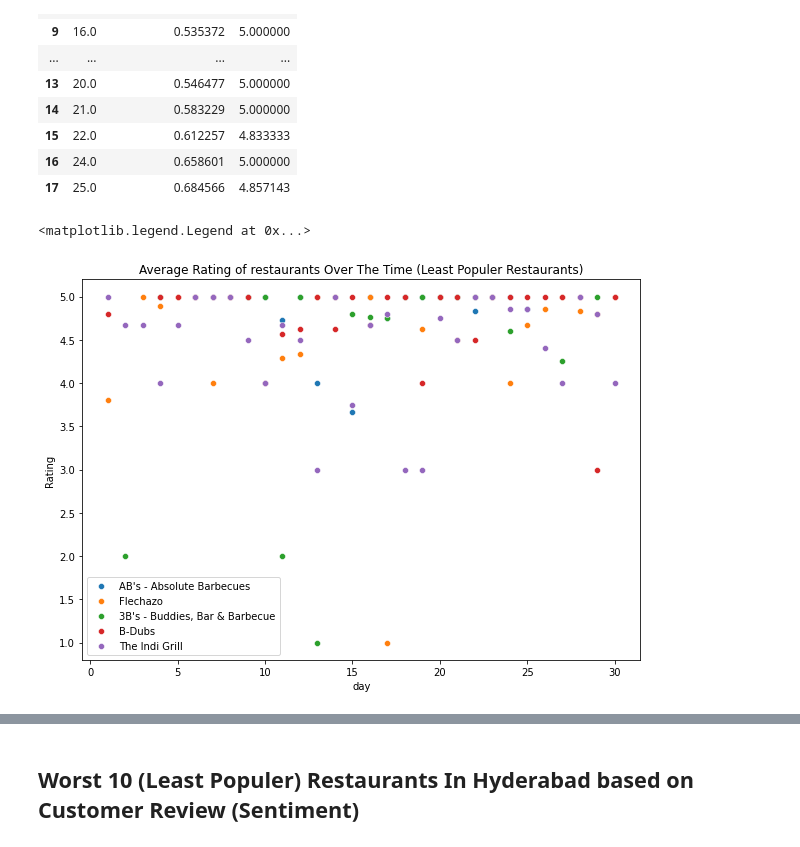
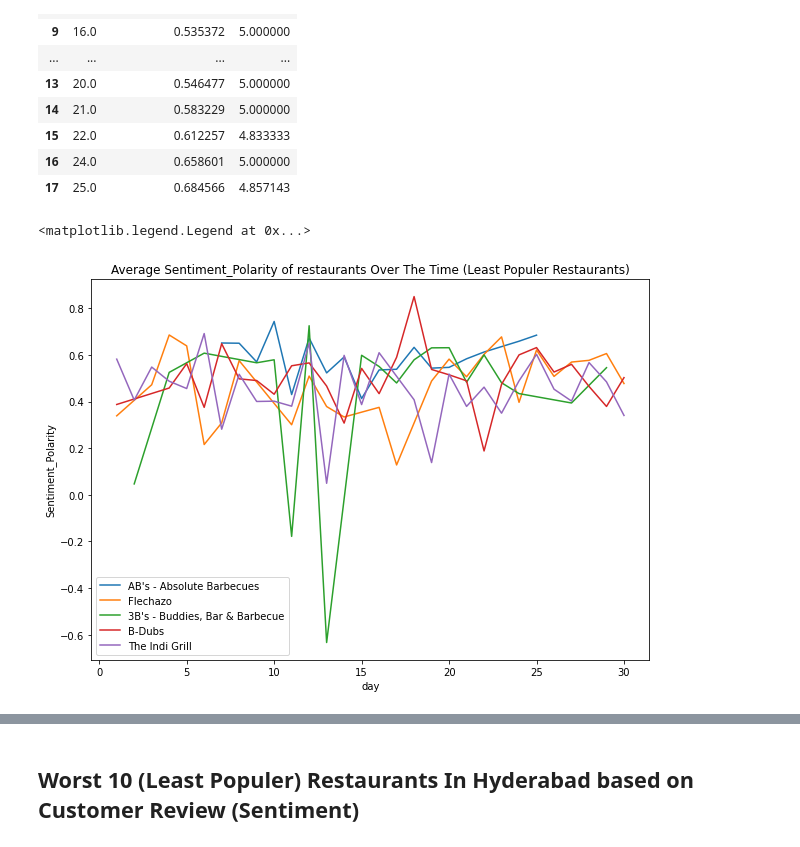
Before and after one commit to VilasSonawane/ZOMATO-RESTAURANT-CLUSTERING-AND-SENTIMENT-ANALYSIS, a Jupyter notebook: Vilas_Final_Copy_of_ZOMATO_RESTAURANT_CLUSTERING_AND_SENTIMENT_ANALYSIS.ipynb, the cells around one changed output, grey strips where cells are left out. Saved outputs shown, nothing was run; the diff lists cells and outputs as text; code cells hidden in the pictures.

```diff
--- a/Vilas_Final_Copy_of_ZOMATO_RESTAURANT_CLUSTERING_AND_SENTIMENT_ANALYSIS.ipynb
+++ b/Vilas_Final_Copy_of_ZOMATO_RESTAURANT_CLUSTERING_AND_SENTIMENT_ANALYSIS.ipynb
@@ -1223,15 +1204,15 @@ top1
 | 16 | 24.0 | 0.658601 | 5.000000 |
 | 17 | 25.0 | 0.684566 | 4.857143 |
 # %%
-# Average Rating of restaurants Over The Time (Least Populer Restaurants)
+# Average Rating of restaurants Over The Time (Most Populer Restaurants)
 plt.figure(figsize=(10,7))
-sns.scatterplot(y="Rating", x="day",data=top1,label="AB's - Absolute Barbecues")
-sns.scatterplot(y="Rating", x="day",data=top2,label='Flechazo')
-sns.scatterplot(y="Rating", x="day",data=top3,label="3B's - Buddies, Bar & Barbecue")
-sns.scatterplot(y="Rating", x="day",data=top4,label='B-Dubs')
-sns.scatterplot(y="Rating", x="day",data=top5,label='The Indi Grill')
-plt.title('Average Rating of restaurants Over The Time (Least Populer Restaurants)',fontsize=12)
+sns.lineplot(y="Sentiment_Polarity", x="day",data=top1,label="AB's - Absolute Barbecues")
+sns.lineplot(y="Sentiment_Polarity", x="day",data=top2,label='Flechazo')
+sns.lineplot(y="Sentiment_Polarity", x="day",data=top3,label="3B's - Buddies, Bar & Barbecue")
+sns.lineplot(y="Sentiment_Polarity", x="day",data=top4,label='B-Dubs')
+sns.lineplot(y="Sentiment_Polarity", x="day",data=top5,label='The Indi Grill')
+plt.title('Average Sentiment_Polarity of restaurants Over The Time (Least Populer Restaurants)',fontsize=12)
 plt.legend()
 # %% [output]
 <matplotlib.legend.Legend at 0x...>
-[figure, old version]
+[figure, new version]
```
Also changed, not shown: parts of 66 cells of this notebook.
